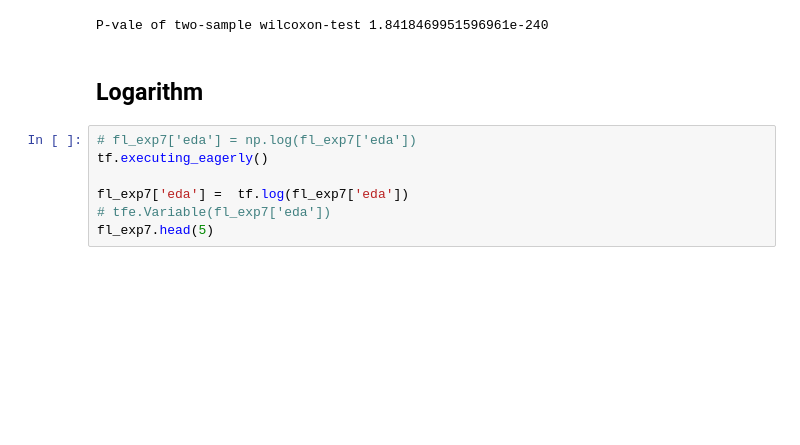
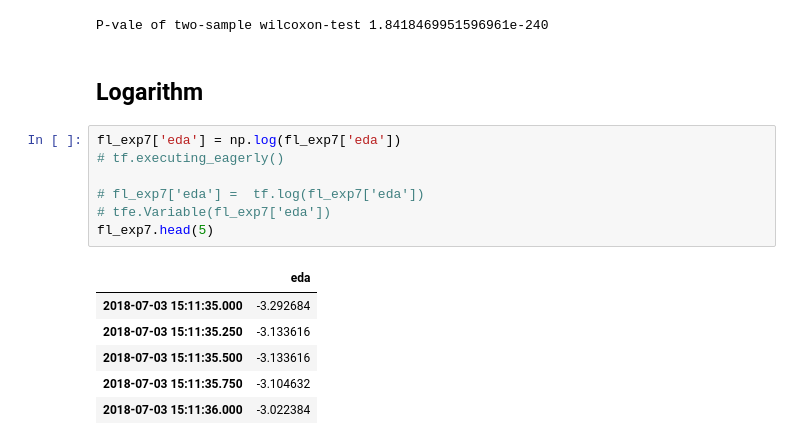
Before and after one commit to haohanwang23/coldshowershower_socialpresence, a Jupyter notebook: new/analysis/analysis2.ipynb, the cells around one changed output. Drawn from its saved outputs; the diff is of its cells as text; blank space fills up the shorter version.

```diff
--- a/new/analysis/analysis2.ipynb
+++ b/new/analysis/analysis2.ipynb
@@ -225,10 +255,17 @@ P-vale of two-sample wilcoxon-test 1.8418469951596961e-240
 # %% [markdown]
 ## Logarithm
 # %%
-# fl_exp7['eda'] = np.log(fl_exp7['eda'])
-tf.executing_eagerly()
+fl_exp7['eda'] = np.log(fl_exp7['eda'])
+# tf.executing_eagerly()
 
-fl_exp7['eda'] =  tf.log(fl_exp7['eda'])
+# fl_exp7['eda'] =  tf.log(fl_exp7['eda'])
 # tfe.Variable(fl_exp7['eda'])
 fl_exp7.head(5)
+# %% [output]
+|  | eda |
+| 2018-07-03 15:11:35.000 | -3.292684 |
+| 2018-07-03 15:11:35.250 | -3.133616 |
+| 2018-07-03 15:11:35.500 | -3.133616 |
+| 2018-07-03 15:11:35.750 | -3.104632 |
+| 2018-07-03 15:11:36.000 | -3.022384 |
 # %%
```
Also changed, not shown: parts of 6 cells of this notebook, 1 other file.
